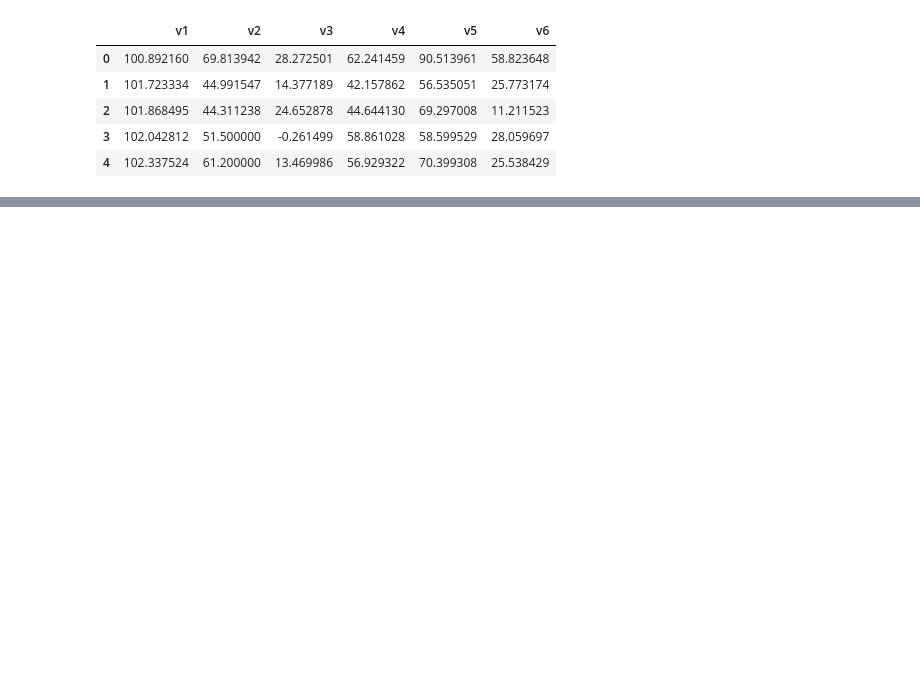
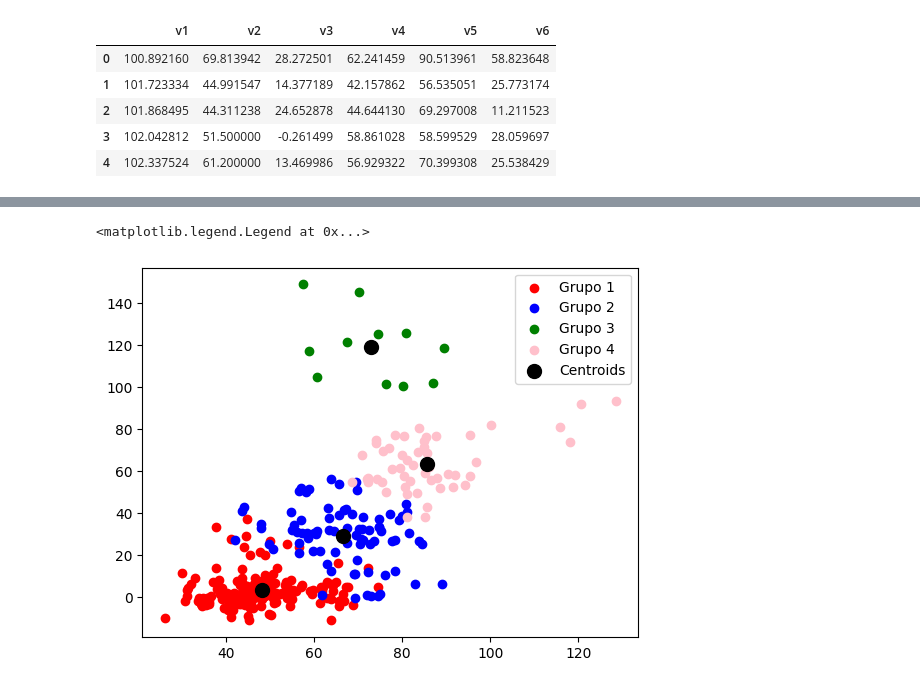
Before and after one commit to Joao-Pedro-ML/Data-Mining, a Jupyter notebook: exercise5.ipynb, the cells around one changed output, grey strips where cells are left out. Cells and saved outputs as stored; diff of their text form; code cells hidden in the pictures; blank space fills up the shorter version.

```diff
--- a/exercise5.ipynb
+++ b/exercise5.ipynb
@@ -16,0 +76,12 @@ fisio.head()
+# %%
+plt.scatter(fisio.loc[labels_kmeans == 0, 'v5'], fisio.loc[labels_kmeans == 0, 'v6'], c = 'red', label = 'Grupo 1')
+plt.scatter(fisio.loc[labels_kmeans == 1, 'v5'], fisio.loc[labels_kmeans == 1, 'v6'], c = 'blue', label = 'Grupo 2')
+plt.scatter(fisio.loc[labels_kmeans == 2, 'v5'], fisio.loc[labels_kmeans == 2, 'v6'], c = 'green', label = 'Grupo 3')
+plt.scatter(fisio.loc[labels_kmeans == 3, 'v5'], fisio.loc[labels_kmeans == 3, 'v6'], c = 'pink', label = 'Grupo 4')
+
+plt.scatter(kmeans_config.cluster_centers_[:,4], kmeans_config.cluster_centers_[:,5],s = 100, c = 'black', label = 'Centroids')
+
+plt.legend()
+# %% [output]
+<matplotlib.legend.Legend at 0x...>
+[figure, added]
```
Also changed, not shown: parts of 29 cells of this notebook, 2 other files.
